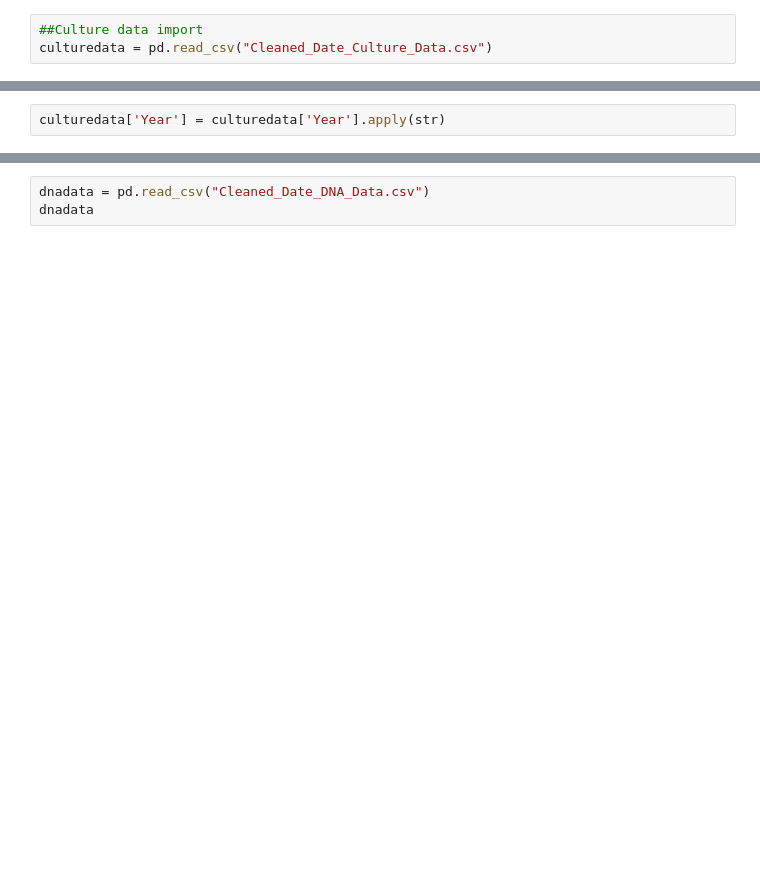
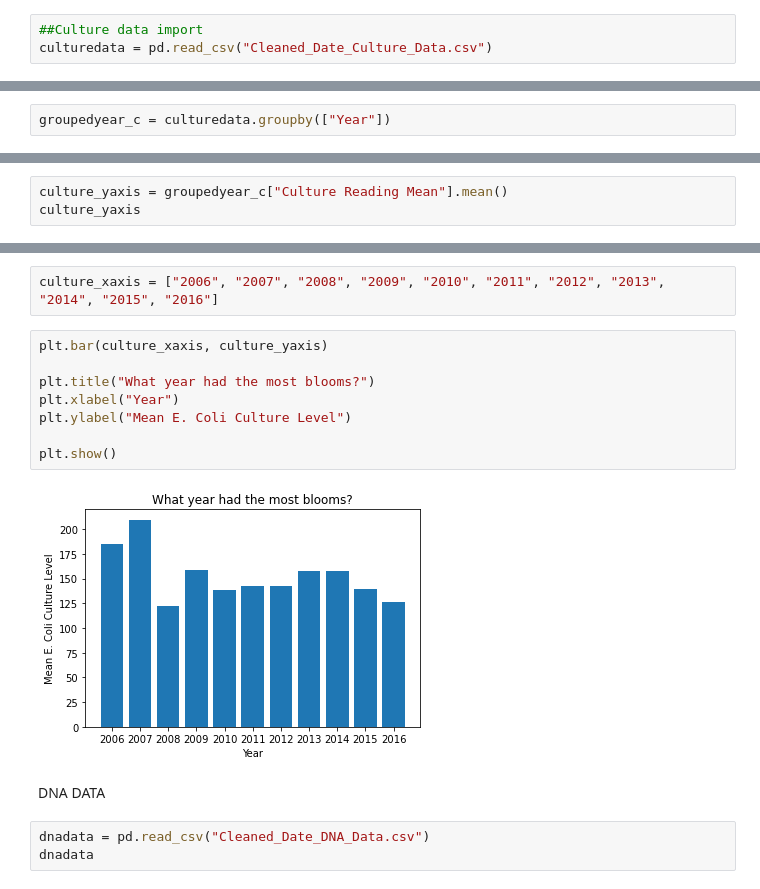
Before and after one commit to ander1908/Bootcamp_Project1, a Jupyter notebook: Emma.ipynb, the cells around one changed output, grey strips where cells are left out. Drawn from its saved outputs; the diff is of its cells as text; blank space fills up the shorter version.

Commit message:
DNA and Culture bar charts
I created dna and culture bar charts for ecoli levels based on year

```diff
--- a/Emma.ipynb
+++ b/Emma.ipynb
@@ -29,2 +19,0 @@ dtype('int64')
-# %%
-culturedata['Year'] = culturedata['Year'].apply(str)
@@ -37,0 +29,2 @@ dtype('O')
+# %%
+groupedyear_c = culturedata.groupby(["Year"])
@@ -37,0 +63,3 @@ dtype('O')
+# %%
+culture_yaxis = groupedyear_c["Culture Reading Mean"].mean()
+culture_yaxis
@@ -38,3 +80,17 @@ dtype('O')
+# %%
+culture_xaxis = ["2006", "2007", "2008", "2009", "2010", "2011", "2012", "2013", "2014", "2015", "2016"]
+# %%
+plt.bar(culture_xaxis, culture_yaxis)
+
+plt.title("What year had the most blooms?")
+plt.xlabel("Year")
+plt.ylabel("Mean E. Coli Culture Level")
+
+plt.show()
+# %% [output]
+[figure, added]
+# %% [markdown]
+DNA DATA
 # %%
 dnadata = pd.read_csv("Cleaned_Date_DNA_Data.csv")
 dnadata
```
Also changed, not shown: parts of 23 cells of this notebook, 1 other file.
